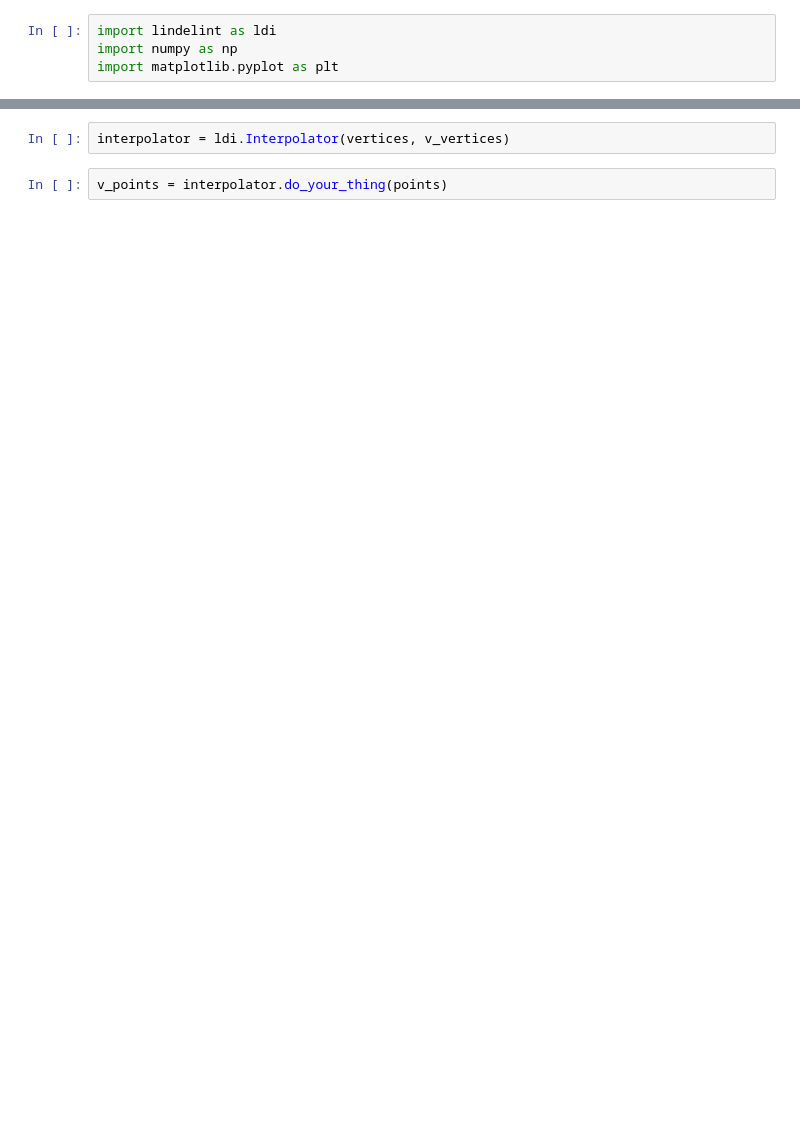
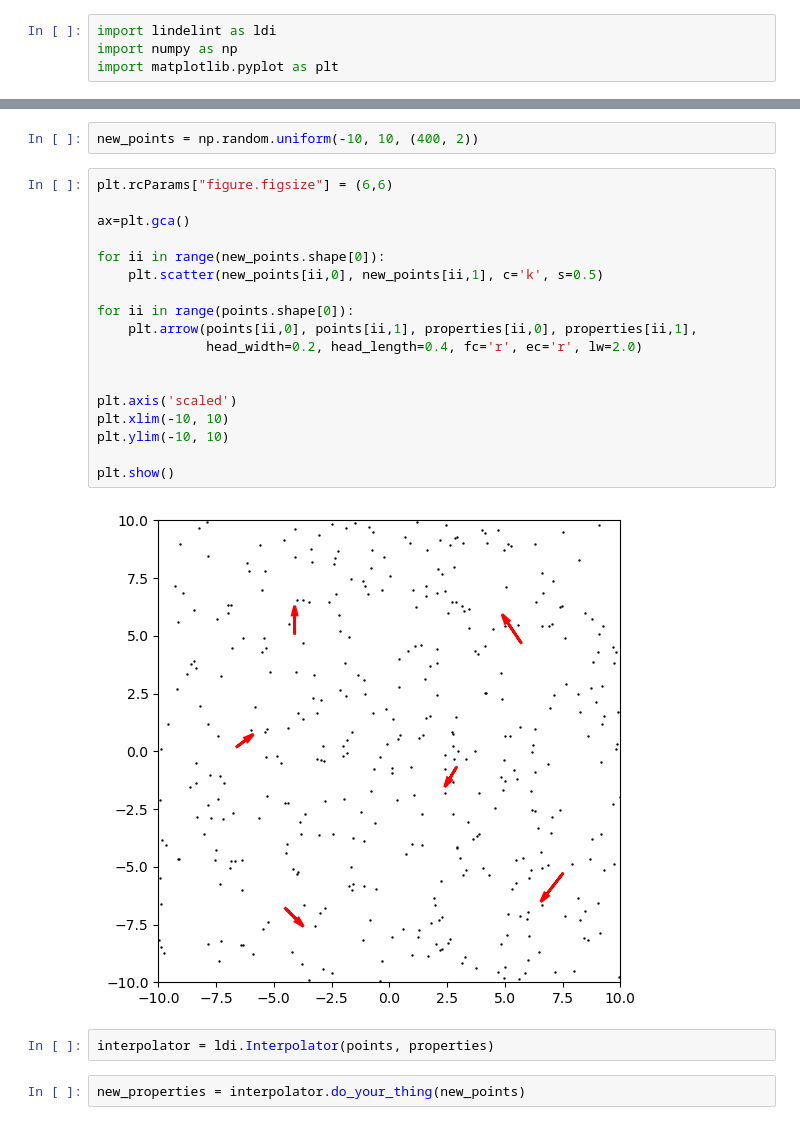
Before and after one commit to uibcdf/LinDelInt, a Jupyter notebook: docs/ldi_2D.ipynb, the cells around one changed output, grey strips where cells are left out. Saved outputs shown, nothing was run; the diff lists cells and outputs as text; blank space fills up the shorter version.

```diff
--- a/docs/ldi_2D.ipynb
+++ b/docs/ldi_2D.ipynb
@@ -43,5 +19,27 @@ plt.show()
+# %%
+new_points = np.random.uniform(-10, 10, (400, 2))
+# %%
+plt.rcParams["figure.figsize"] = (6,6)
+
+ax=plt.gca()
+
+for ii in range(new_points.shape[0]):
+    plt.scatter(new_points[ii,0], new_points[ii,1], c='k', s=0.5)
+
+for ii in range(points.shape[0]):
+    plt.arrow(points[ii,0], points[ii,1], properties[ii,0], properties[ii,1],
+              head_width=0.2, head_length=0.4, fc='r', ec='r', lw=2.0)
+
+
+plt.axis('scaled')
+plt.xlim(-10, 10)
+plt.ylim(-10, 10)
+
+plt.show()
+# %% [output]
+[figure, added]
 # %%
-interpolator = ldi.Interpolator(vertices, v_vertices)
+interpolator = ldi.Interpolator(points, properties)
 # %%
-v_points = interpolator.do_your_thing(points)
+new_properties = interpolator.do_your_thing(new_points)
 # %%
```
Also changed, not shown: parts of 6 cells of this notebook, 2 other files.
